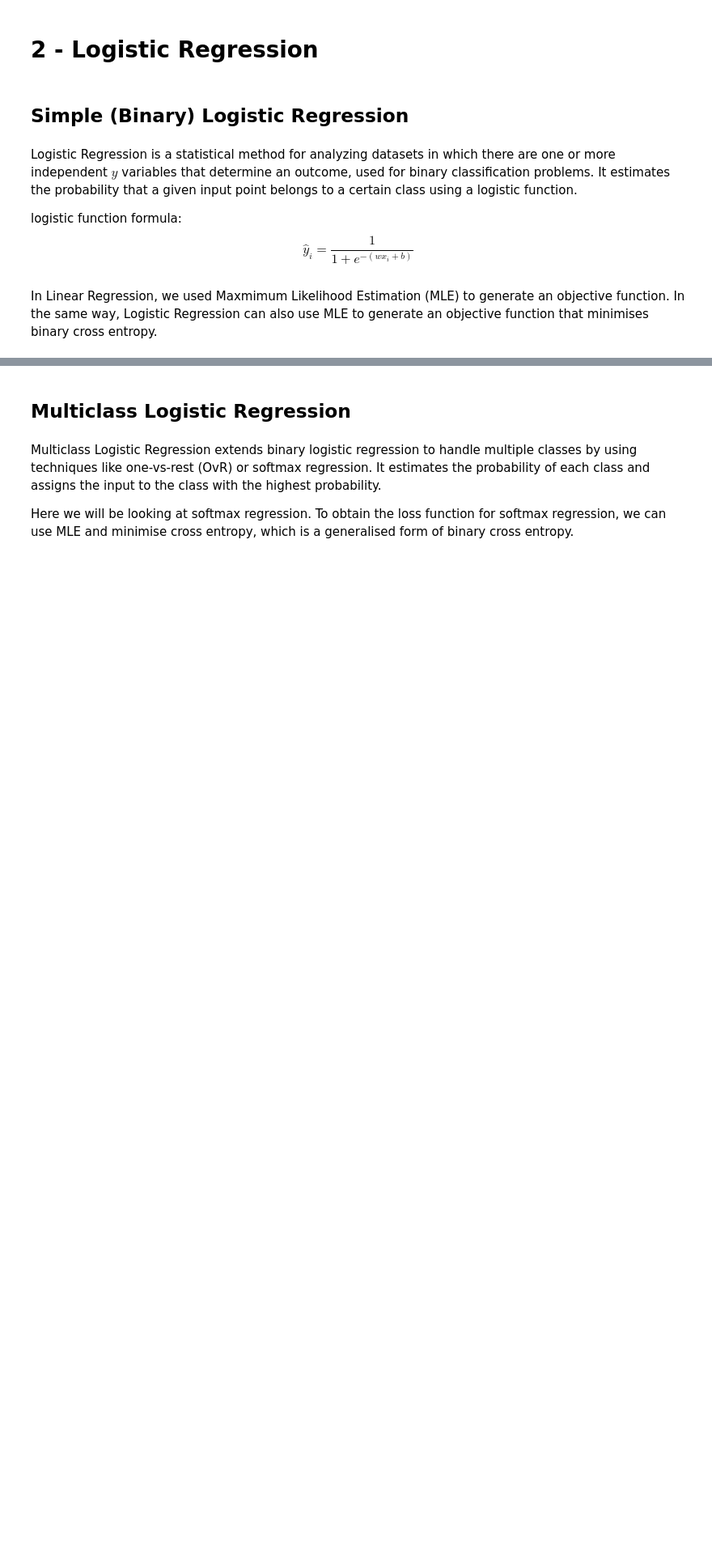
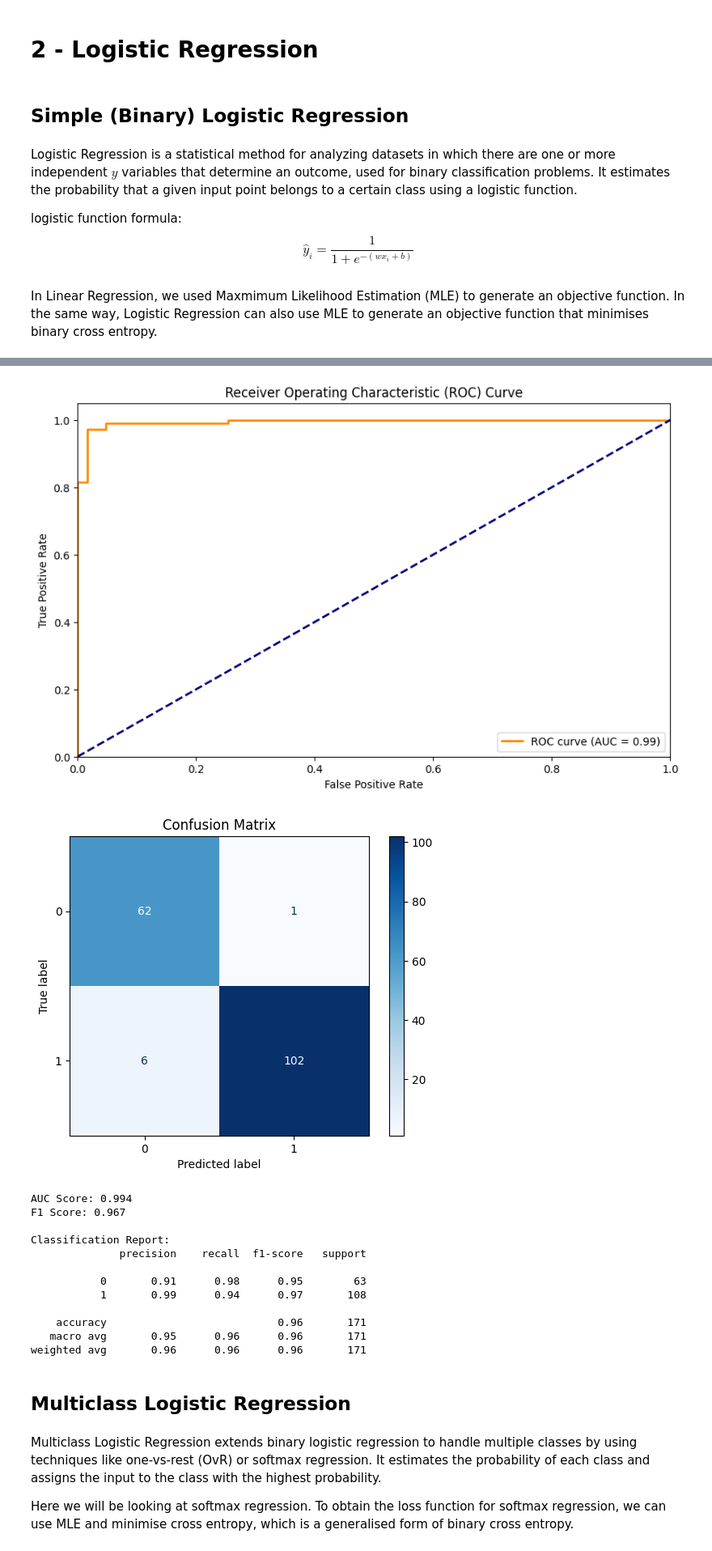
Before and after one commit to chiamweichen/uno-DAC-Curriculum, a Jupyter notebook: DAC-006_Machine_Learning/DAC-006-Intro_to_ML_Session_1_Student.ipynb, the cells around one changed output, grey strips where cells are left out. Shown at 81% size. Cells and saved outputs as stored; diff of their text form; code cells hidden in the pictures; blank space fills up the shorter version.

```diff
--- a/DAC-006_Machine_Learning/DAC-006-Intro_to_ML_Session_1_Student.ipynb
+++ b/DAC-006_Machine_Learning/DAC-006-Intro_to_ML_Session_1_Student.ipynb
@@ -339,17 +342,27 @@ In Linear Regression, we used Maxmimum Likelihood Estimation (MLE) to generate a
+# %%
+# Read in breast cancer dataset
+cancer=load_breast_cancer(as_frame=True)
+x = cancer.data #split our data into different axes to create features
+y = cancer.target
 # %%
 # Split the data into training and test data
-
+x_train, x_test, y_train, y_test = train_test_split(x, y, test_size=0.3, random_state=42)
 
 # Initialize the StandardScaler
-
+scaler = StandardScaler()
 
 # Fit the scaler on the training data and transform both training and test data
+x_train_scaled = scaler.fit_transform (x_train)
+x_test_scaled = scaler.transform(x_test)
 # %%
 # regularization constant (strength)
 REG_CONST = 0.01
 
 # Create a model and fit it to the training data.
 # C := inverse of regularization strength
-
-
+model = LogisticRegression(penalty ='l2', C=1/REG_CONST, max_iter=300)
+model.fit(x_train_scaled, y_train)
 # Predict the classes of test data and measure the accuracy of test data
+y_pred = model.predict(x_test_scaled)
+acc = (y_pred == y_test).mean()
+print('\nAccuracy of test date = {:.3f}'.format(acc))
@@ -356,39 +371,55 @@ REG_CONST = 0.01
 # %%
 # Get prediction probabilities
-
+y_pred_proba= model.predict_proba(x_test_scaled)[:,1]
 
 # Calculate ROC curve and AUC
-
+fpr, tpr, _ = roc_curve(y_test, y_pred_proba)
+roc_auc = auc(fpr, tpr)
 
 ## Plot ROC curve
-# plt.figure(figsize=(10, 6))
-# plt.plot(fpr, tpr, color='darkorange', lw=2, label=f'ROC curve (AUC = {roc_auc:.2f})')
-# plt.plot([0, 1], [0, 1], color='navy', lw=2, linestyle='--')
-# plt.xlim([0.0, 1.0])
-# plt.ylim([0.0, 1.05])
-# plt.xlabel('False Positive Rate')
-# plt.ylabel('True Positive Rate')
-# plt.title('Receiver Operating Characteristic (ROC) Curve')
-# plt.legend(loc="lower right")
-# plt.show()
+plt.figure(figsize=(10, 6))
+plt.plot(fpr, tpr, color='darkorange', lw=2, label=f'ROC curve (AUC = {roc_auc:.2f})')
+plt.plot([0, 1], [0, 1], color='navy', lw=2, linestyle='--')
+plt.xlim([0.0, 1.0])
+plt.ylim([0.0, 1.05])
+plt.xlabel('False Positive Rate')
+plt.ylabel('True Positive Rate')
+plt.title('Receiver Operating Characteristic (ROC) Curve')
+plt.legend(loc="lower right")
+plt.show()
 
 ## Create and plot confusion matrix
-# cm = confusion_matrix(y_test, y_pred)
-# disp = ConfusionMatrixDisplay(confusion_matrix=cm, display_labels=model.classes_)
-# disp.plot(cmap=plt.cm.Blues)
-# plt.title('Confusion Matrix')
-# plt.show()
+cm = confusion_matrix(y_test, y_pred)
+disp = ConfusionMatrixDisplay(confusion_matrix=cm, display_labels=model.classes_)
+disp.plot(cmap=plt.cm.Blues)
+plt.title('Confusion Matrix')
+plt.show()
 
 # # Calculate F1 score
-# f1 = f1_score(y_test, y_pred)
+f1 = f1_score(y_test, y_pred)
 
 # # Print AUC score
-# print(f'AUC Score: {roc_auc:.3f}')
-# print(f'F1 Score: {f1:.3f}')
+print(f'AUC Score: {roc_auc:.3f}')
+print(f'F1 Score: {f1:.3f}')
 
 # # Print Classification Report
-# print("\nClassification Report:")
-# print(classification_report(y_test, y_pred))
+print("\nClassification Report:")
+print(classification_report(y_test, y_pred))
+# %% [output]
+[figure, added]
+[figure, added]
+AUC Score: 0.994
+F1 Score: 0.967
+
+Classification Report:
+              precision    recall  f1-score   support
+
+           0       0.91      0.98      0.95        63
+           1       0.99      0.94      0.97       108
+
+    accuracy                           0.96       171
+   macro avg       0.95      0.96      0.96       171
+weighted avg       0.96      0.96      0.96       171
 # %% [markdown]
 ## Multiclass Logistic Regression
 # %% [markdown]
```
Also changed, not shown: parts of 8 cells of this notebook.
